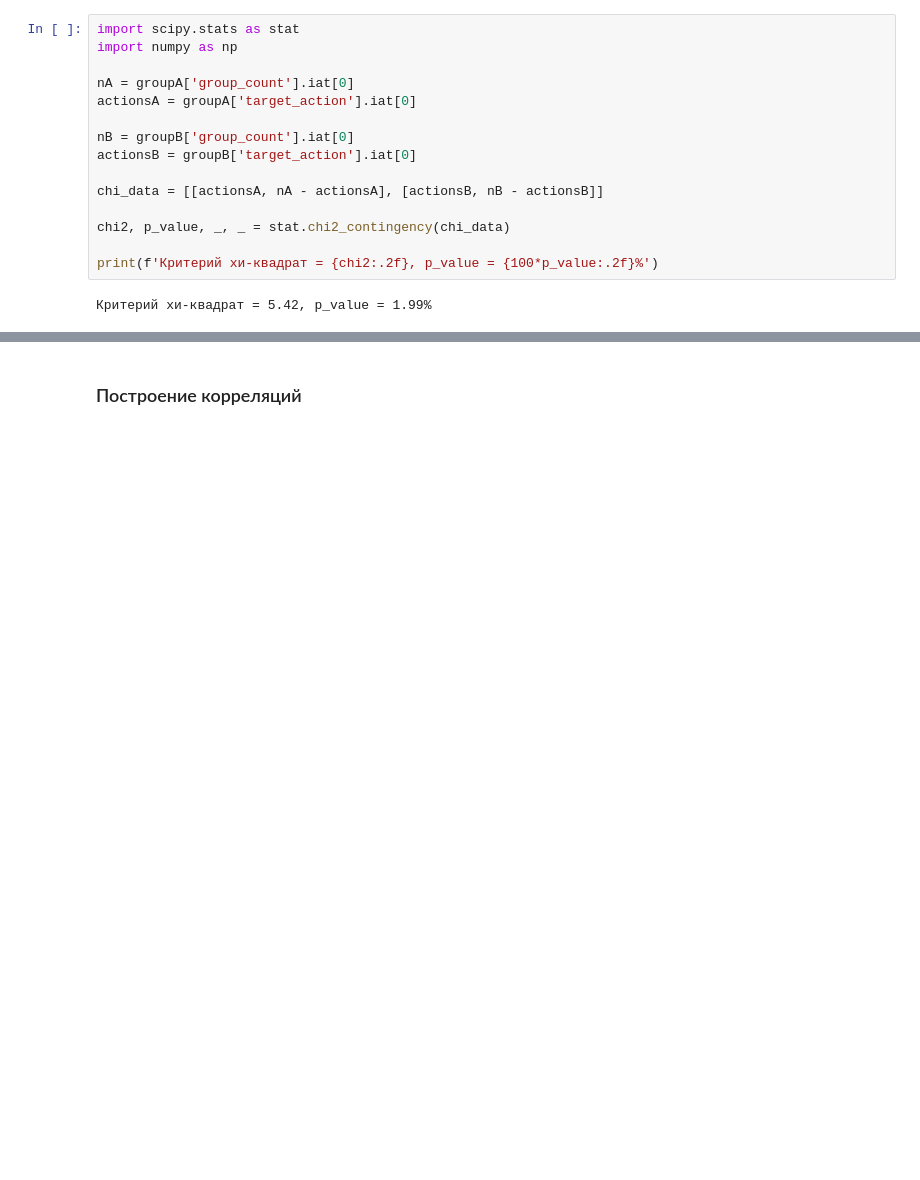
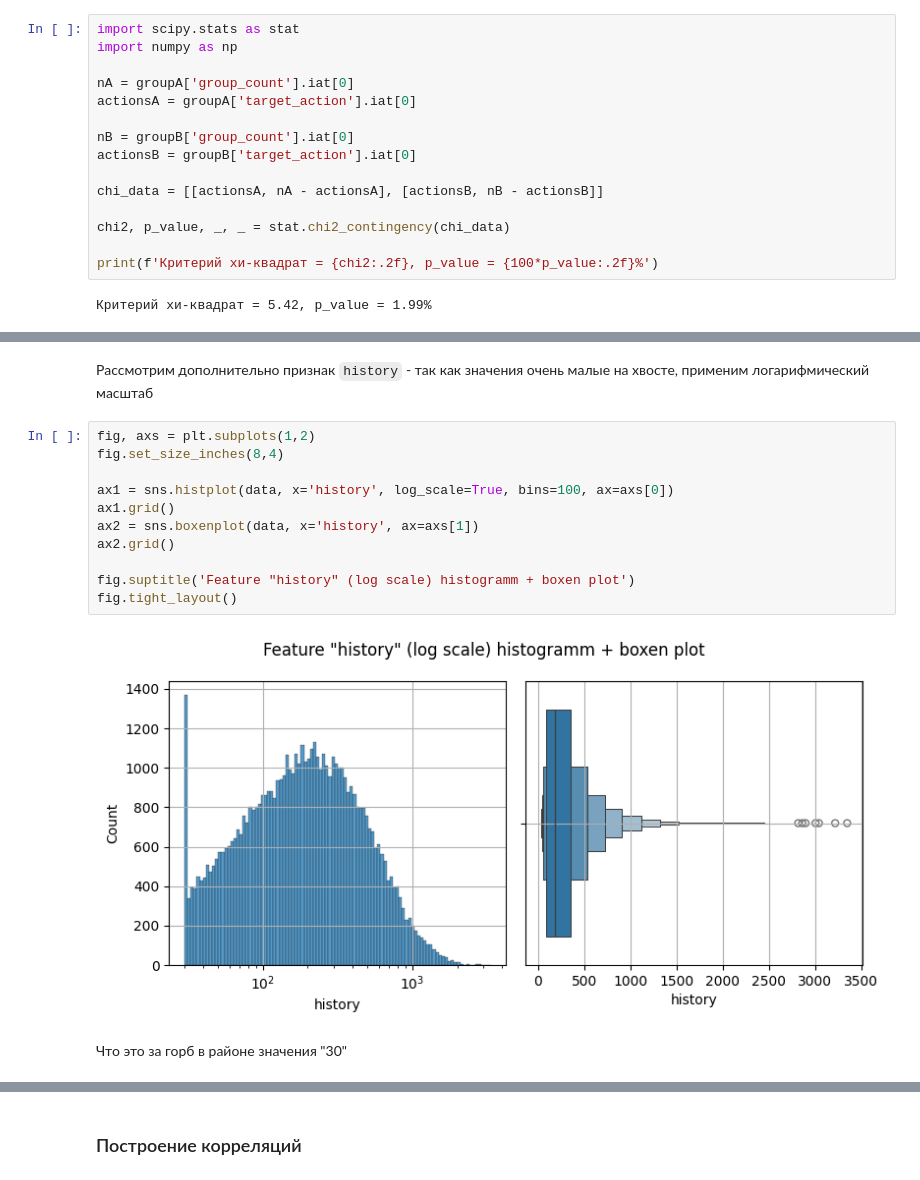
Before and after one commit to khromenko/mle-uplift-final-project-2025, a Jupyter notebook: final_project.ipynb, the cells around one changed output, grey strips where cells are left out. Saved outputs shown, nothing was run; the diff lists cells and outputs as text; blank space fills up the shorter version.

```diff
--- a/final_project.ipynb
+++ b/final_project.ipynb
@@ -303,0 +347,17 @@ print(f'Критерий хи-квадрат = {chi2:.2f}, p_value = {100*p_valu
+# %% [markdown]
+Рассмотрим дополнительно признак `history` - так как значения очень малые на хвосте, применим логарифмический масштаб
+# %%
+fig, axs = plt.subplots(1,2)
+fig.set_size_inches(8,4)
+
+ax1 = sns.histplot(data, x='history', log_scale=True, bins=100, ax=axs[0])
+ax1.grid()
+ax2 = sns.boxenplot(data, x='history', ax=axs[1])
+ax2.grid()
+
+fig.suptitle('Feature "history" (log scale) histogramm + boxen plot')
+fig.tight_layout()
+# %% [output]
+[figure, added]
+# %% [markdown]
+Что это за горб в районе значения "30"
```
Also changed, not shown: parts of 28 cells of this notebook, 4 other files.
